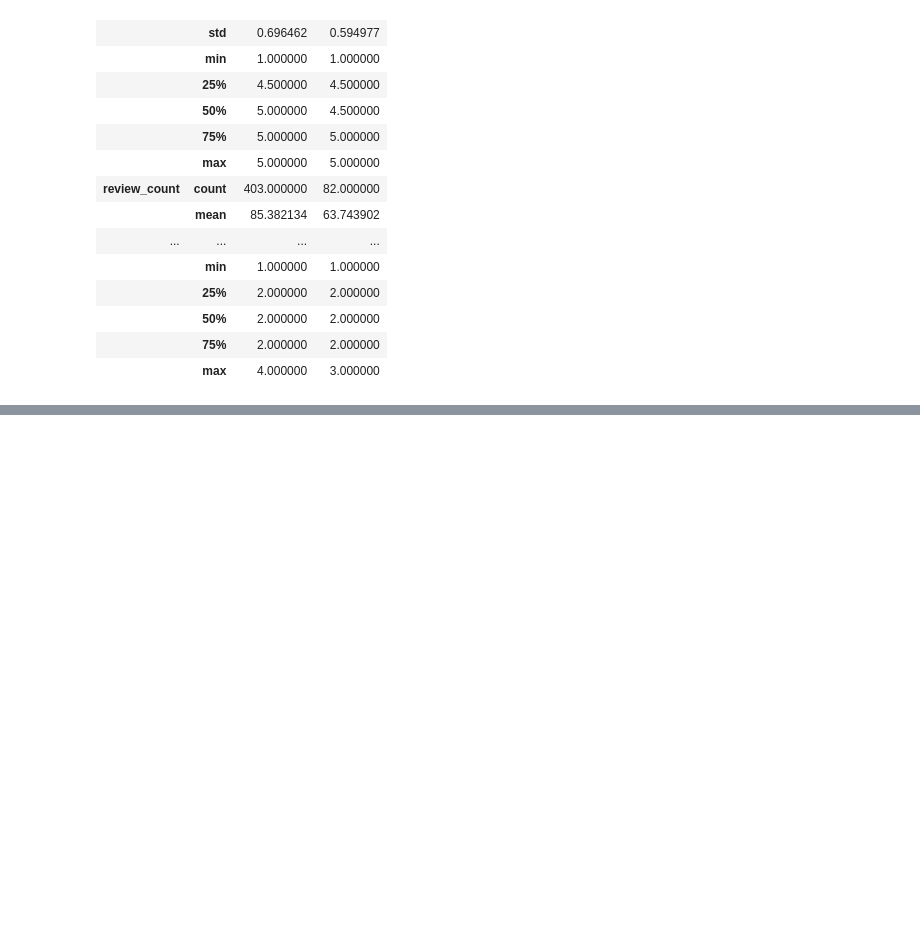
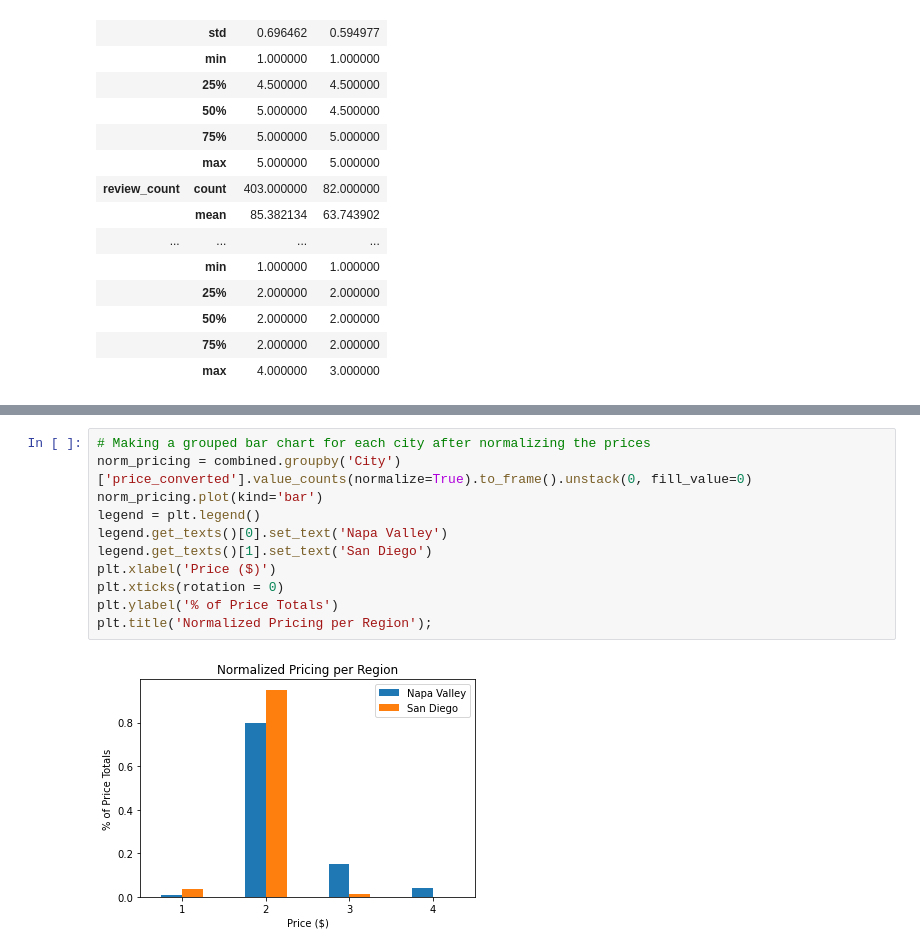
Before and after one commit to pleasecallmejax/Phase-1-Project, a Jupyter notebook: 1 EDA - Condensed and Annotated.ipynb, the cells around one changed output, grey strips where cells are left out. Drawn from its saved outputs; the diff is of its cells as text; blank space fills up the shorter version.

Commit message:
Graphs and conclusion

```diff
--- a/1 EDA - Condensed and Annotated.ipynb
+++ b/1 EDA - Condensed and Annotated.ipynb
@@ -245,0 +202,13 @@ fig.show()
+# %%
+# Making a grouped bar chart for each city after normalizing the prices
+norm_pricing = combined.groupby('City')['price_converted'].value_counts(normalize=True).to_frame().unstack(0, fill_value=0)
+norm_pricing.plot(kind='bar')
+legend = plt.legend()
+legend.get_texts()[0].set_text('Napa Valley')
+legend.get_texts()[1].set_text('San Diego')
+plt.xlabel('Price ($)')
+plt.xticks(rotation = 0)
+plt.ylabel('% of Price Totals')
+plt.title('Normalized Pricing per Region');
+# %% [output]
+[figure, added]
```
Also changed, not shown: parts of 18 cells of this notebook.
